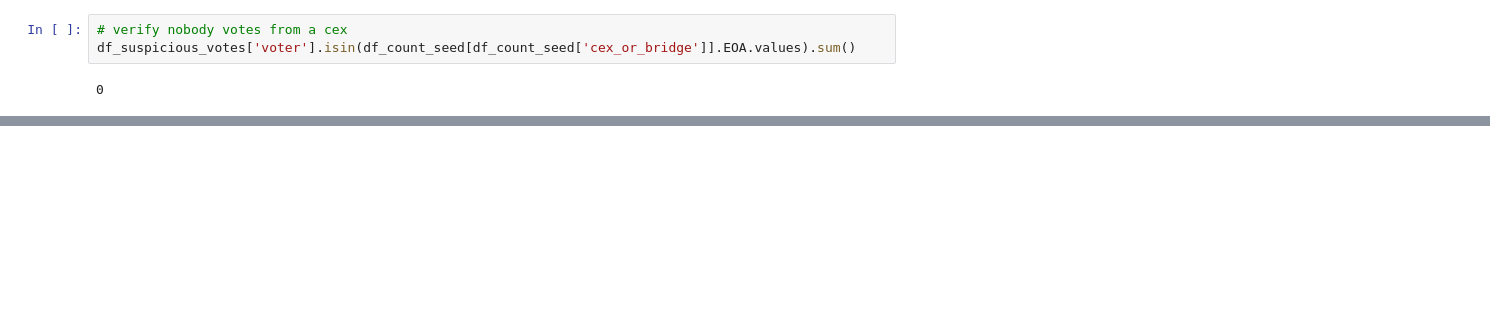
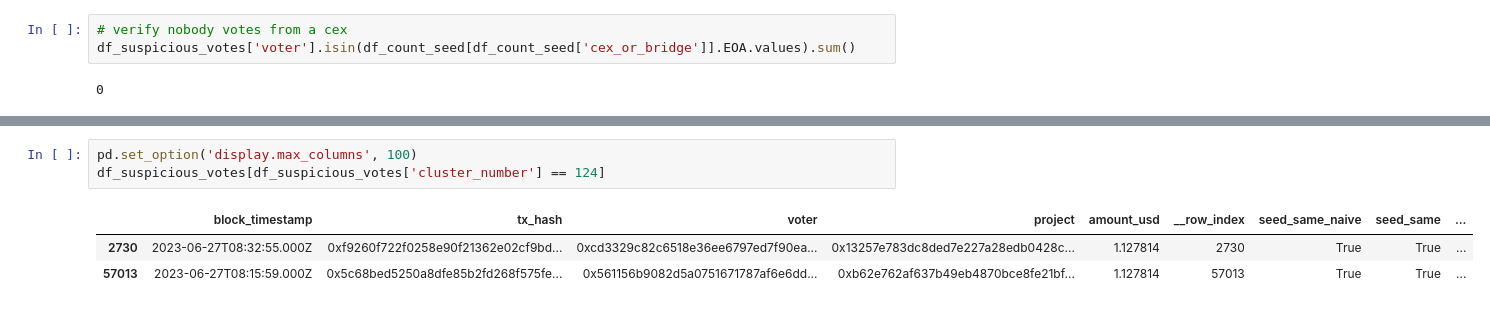
Before and after one commit to poupou-web3/beta-rounds-vote-analysis, a Jupyter notebook: jupyter-after-round/citizen_seed_feature.ipynb, the cells around one changed output, grey strips where cells are left out. Drawn from its saved outputs; the diff is of its cells as text; blank space fills up the shorter version.

```diff
--- a/jupyter-after-round/citizen_seed_feature.ipynb
+++ b/jupyter-after-round/citizen_seed_feature.ipynb
@@ -373,0 +282,7 @@ df_suspicious_votes.groupby('project').count().sort_values(by='voter', ascending
+# %%
+pd.set_option('display.max_columns', 100)
+df_suspicious_votes[df_suspicious_votes['cluster_number'] == 124]
+# %% [output]
+|  | block_timestamp | tx_hash | voter | project | amount_usd | __row_index | seed_same_naive | seed_same | ... |
+| 2730 | 2023-06-27T08:32:55.000Z | 0xf9260f722f0258e90f21362e02cf9bd... | 0xcd3329c82c6518e36ee6797ed7f90ea... | 0x13257e783dc8ded7e227a28edb0428c... | 1.127814 | 2730 | True | True | ... |
+| 57013 | 2023-06-27T08:15:59.000Z | 0x5c68bed5250a8dfe85b2fd268f575fe... | 0x561156b9082d5a0751671787af6e6dd... | 0xb62e762af637b49eb4870bce8fe21bf... | 1.127814 | 57013 | True | True | ... |
```
Also changed, not shown: parts of 75 cells of this notebook.
